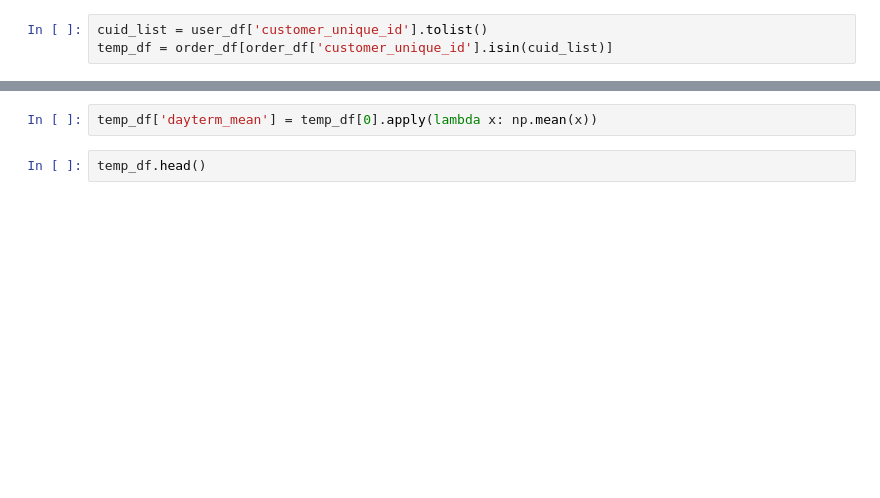
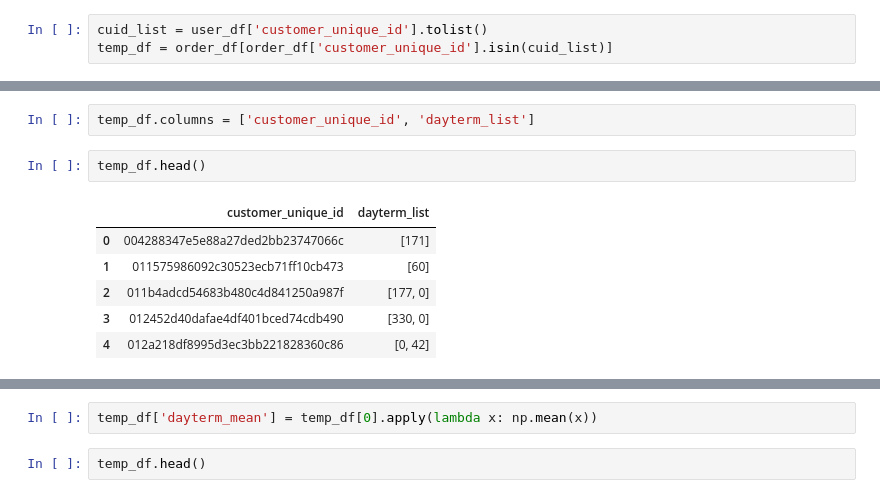
Before and after one commit to yoonkt200/learning-spoons-nano-degree, a Jupyter notebook: 04/01_user_analysis.ipynb, the cells around one changed output, grey strips where cells are left out. Cells and saved outputs as stored; diff of their text form; blank space fills up the shorter version.

```diff
--- a/04/01_user_analysis.ipynb
+++ b/04/01_user_analysis.ipynb
@@ -454,0 +474,11 @@ temp_df.head()
+# %%
+temp_df.columns = ['customer_unique_id', 'dayterm_list']
+# %%
+temp_df.head()
+# %% [output]
+|  | customer_unique_id | dayterm_list |
+| 0 | 004288347e5e88a27ded2bb23747066c | [171] |
+| 1 | 011575986092c30523ecb71ff10cb473 | [60] |
+| 2 | 011b4adcd54683b480c4d841250a987f | [177, 0] |
+| 3 | 012452d40dafae4df401bced74cdb490 | [330, 0] |
+| 4 | 012a218df8995d3ec3bb221828360c86 | [0, 42] |
```
Also changed, not shown: parts of 44 cells of this notebook, 5 other files.
